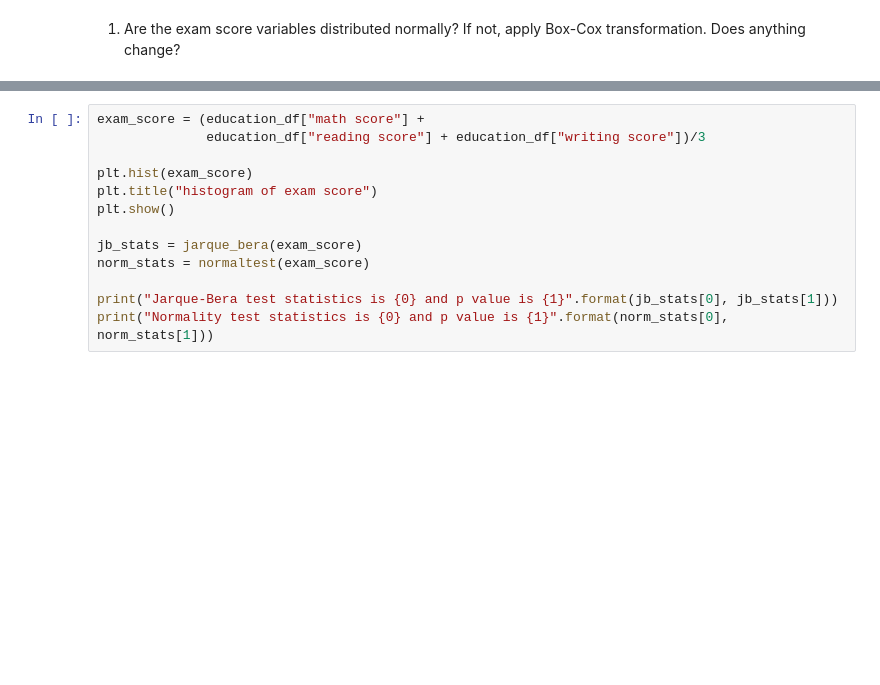
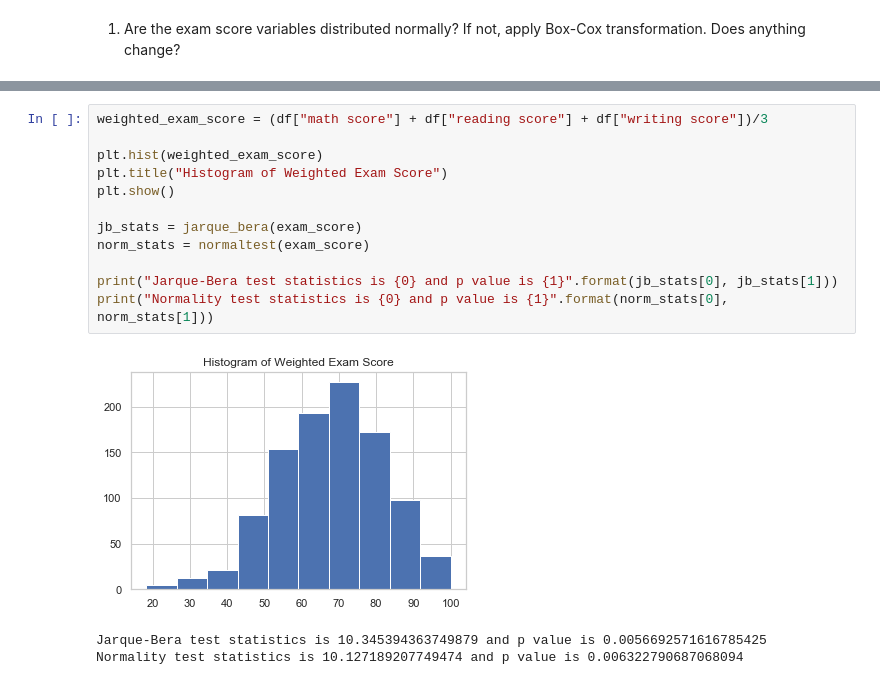
Before and after one commit to mgalaviz1/my_work, a Jupyter notebook: week5_eda/feature1.ipynb, the cells around one changed output, grey strips where cells are left out. Drawn from its saved outputs; the diff is of its cells as text; blank space fills up the shorter version.

```diff
--- a/week5_eda/feature1.ipynb
+++ b/week5_eda/feature1.ipynb
@@ -105,14 +268,17 @@ print("Normality test statistics is {0} and p value is {1}".format(norm_stats[0]
 # %%
-exam_score = (education_df["math score"] +
-              education_df["reading score"] + education_df["writing score"])/3
+weighted_exam_score = (df["math score"] + df["reading score"] + df["writing score"])/3
 
-plt.hist(exam_score)
-plt.title("histogram of exam score")
+plt.hist(weighted_exam_score)
+plt.title("Histogram of Weighted Exam Score")
 plt.show()
 
 jb_stats = jarque_bera(exam_score)
 norm_stats = normaltest(exam_score)
 
 print("Jarque-Bera test statistics is {0} and p value is {1}".format(jb_stats[0], jb_stats[1]))
 print("Normality test statistics is {0} and p value is {1}".format(norm_stats[0], norm_stats[1]))
+# %% [output]
+[figure, added]
+Jarque-Bera test statistics is 10.345394363749879 and p value is 0.0056692571616785425
+Normality test statistics is 10.127189207749474 and p value is 0.006322790687068094
 # %%
```
Also changed, not shown: parts of 26 cells of this notebook.
